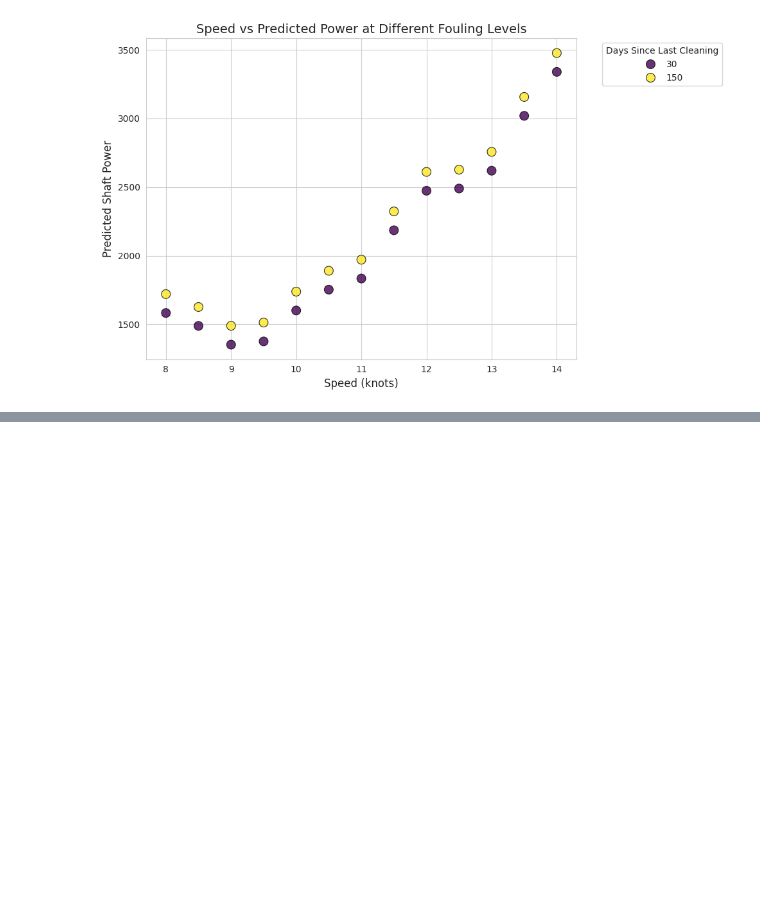
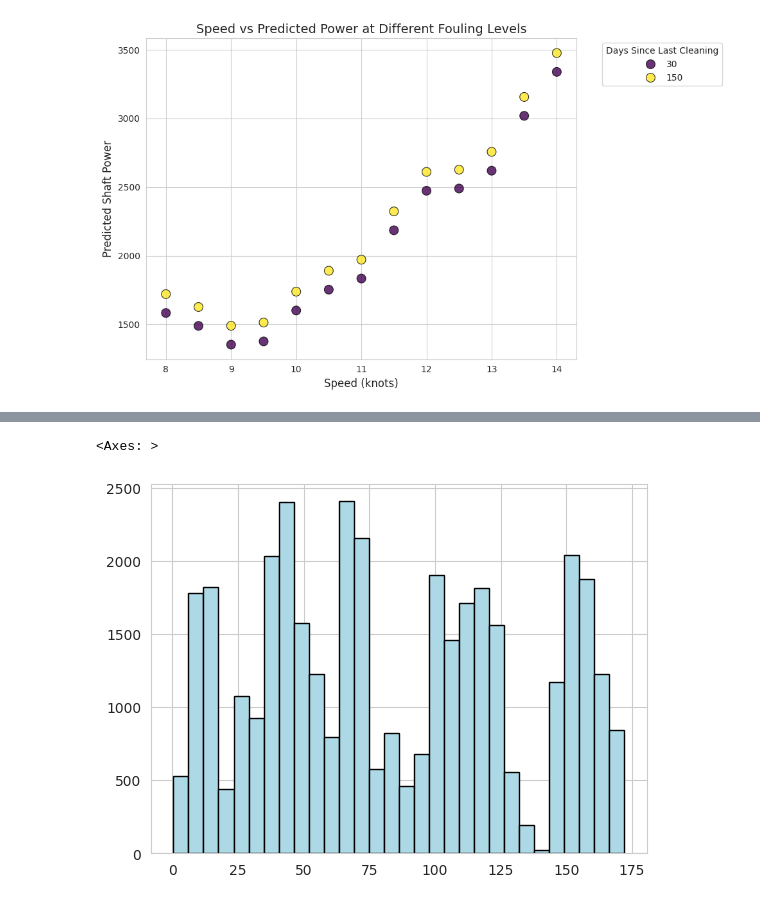
Before and after one commit to AugustBjerg/Master-s-thesis, a Jupyter notebook: code/modelling/notebooks/experimental.ipynb, the cells around one changed output, grey strips where cells are left out. Cells and saved outputs as stored; diff of their text form; code cells hidden in the pictures; blank space fills up the shorter version.

```diff
--- a/code/modelling/notebooks/experimental.ipynb
+++ b/code/modelling/notebooks/experimental.ipynb
@@ -468,0 +521,5 @@ plot_speed_power_by_dsc(simulation_df, dsc_values=[30, 150])
+# %%
+X_train['Days Since Last Cleaning'].hist(bins=30, color='lightblue', edgecolor='black')
+# %% [output]
+<Axes: >
+[figure, added]
```
Also changed, not shown: parts of 9 cells of this notebook.
